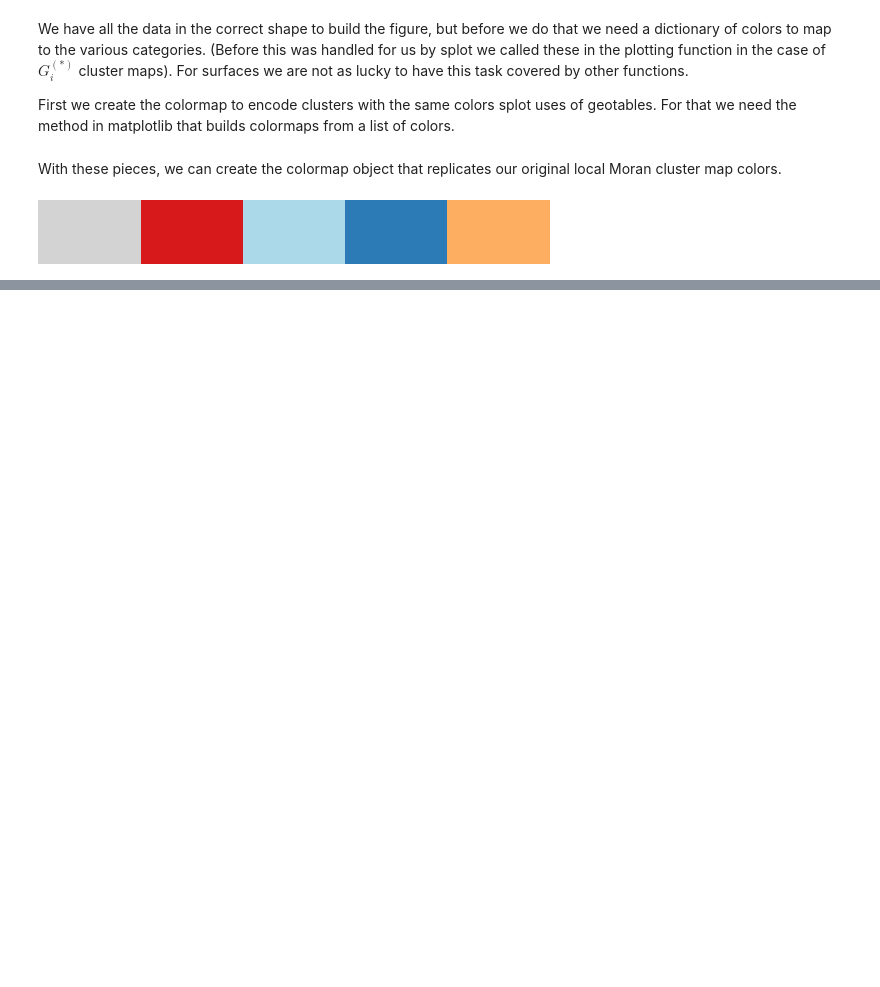
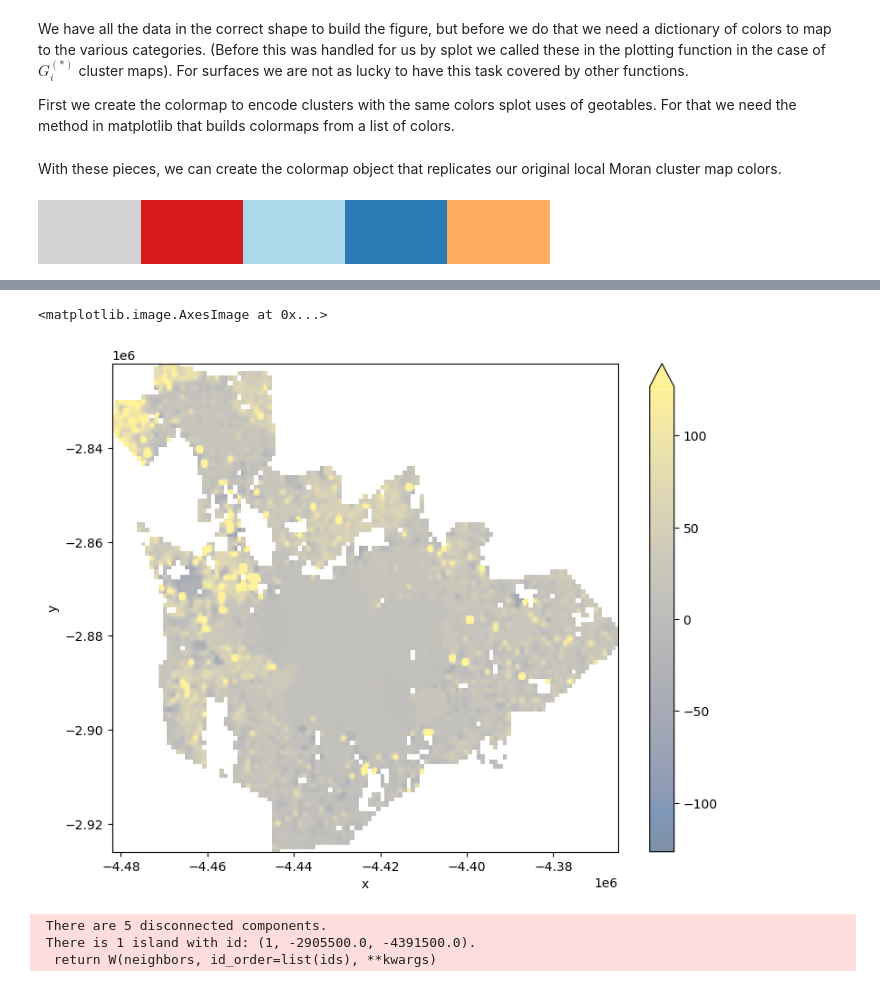
Before and after one commit to Skyehawk/Spatial_stats_examples, a Jupyter notebook: Local_spatial_autocorr_example.ipynb, the cells around one changed output, grey strips where cells are left out. Drawn from its saved outputs; the diff is of its cells as text; code cells hidden in the pictures; blank space fills up the shorter version.

```diff
--- a/Local_spatial_autocorr_example.ipynb
+++ b/Local_spatial_autocorr_example.ipynb
@@ -766,0 +901,6 @@ for i in range(2):
+# %%
+fig, ax = plt.subplots(1, figsize=(9,7))
+agg.plot.imshow(ax=ax, alpha=0.5, cmap="cividis", robust=True)
+# %% [output]
+<matplotlib.image.AxesImage at 0x...>
+[figure, added]
@@ -766,0 +924,7 @@ for i in range(2):
+# %%
+w_surface = weights.w_subset(w_surface_all, pop_values.index)
+w_surface.index = pop_values.index
+# %% [output]
+ There are 5 disconnected components.
+ There is 1 island with id: (1, -2905500.0, -4391500.0).
+  return W(neighbors, id_order=list(ids), **kwargs)
```
Also changed, not shown: parts of 34 cells of this notebook, 12 other files.
